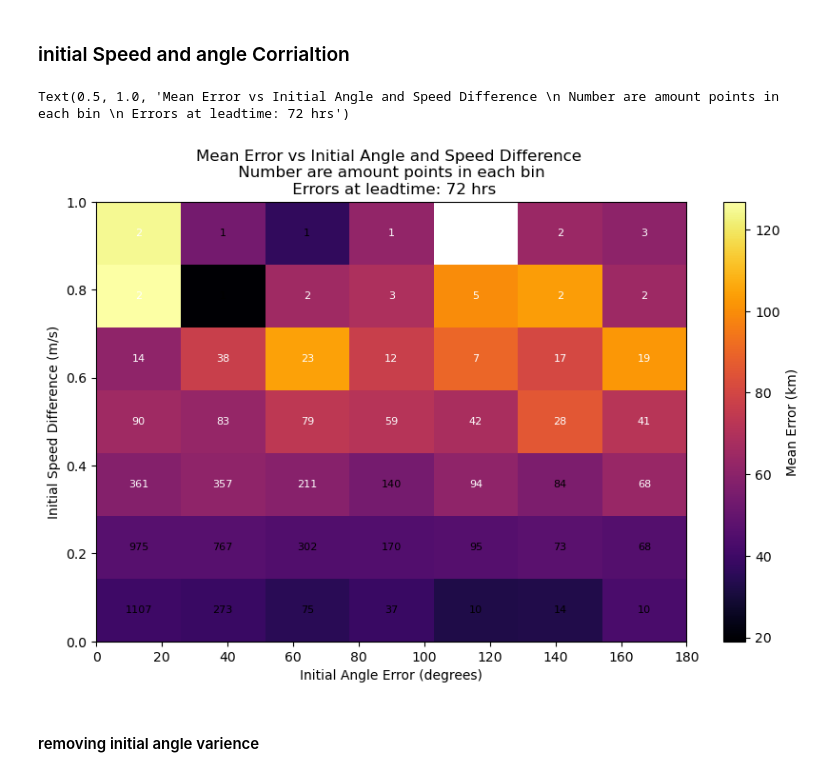
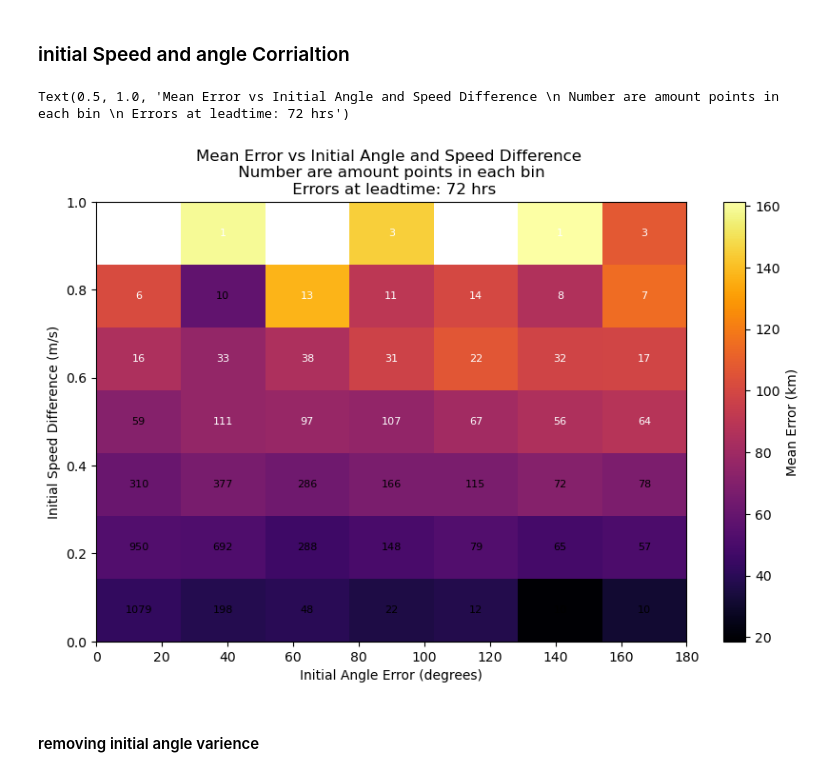
Before and after one commit to Colin-zerfass/fate-core, a Jupyter notebook: Code/forecast_errors_inital_mapping.ipynb, the cells around one changed output. Saved outputs shown, nothing was run; the diff lists cells and outputs as text; code cells hidden in the pictures.

Commit message:
week 4: Forecast errors based on initial condition, what is going on with 2023

```diff
--- a/Code/forecast_errors_inital_mapping.ipynb
+++ b/Code/forecast_errors_inital_mapping.ipynb
@@ -14,13 +14,16 @@ reload(funcs)
 import matplotlib.pyplot as plt
 # %%
 ds = gpd.read_parquet(r"Data\MappedOSCAR_SAT_MI_Cleanedspeeds.parquet")
-ds = funcs.querry_date_range(ds, pd.Timestamp("2024-1-1"), pd.Timestamp("2025-1-1"))
+#ds = funcs.querry_date_range(ds, pd.Timestamp("2024-1-1"), pd.Timestamp("2025-1-1"))
 ds = ds.reset_index(drop = True)
-fc = pd.read_csv("Parcels/saved_output/combined_cmems2024.csv")
-fc1 = pd.read_csv("Parcels/saved_output/OSCAR_2024v2.csv")
+fc = pd.read_csv("Parcels/saved_output/cmems_static2024.csv")
+fc1 = pd.read_csv("Parcels/saved_output/OSCAR_2024.csv")
 
 fc2 = pd.read_csv("Parcels/saved_output/optimal_cmems_OSCAR_2024.csv")
 fc3 = pd.read_csv("Parcels/saved_output/No_forecast.csv")
+fc4 = pd.read_csv("Parcels/saved_output/cmems_static2023.csv")
+fc5 = pd.read_csv("Parcels/saved_output/No_forecast2023.csv")
+fc6 = pd.read_csv("Parcels/saved_output/cmems_static2022.csv")
 fc["Time"] = pd.to_datetime(fc["Time"])
 fc['error_km'] = funcs.haversine_df(fc, "lat_true", "lon_true", "lat_forcast", "lon_forcast")
 fc1["Time"] = pd.to_datetime(fc1["Time"])
@@ -29,6 +32,13 @@ fc2["Time"] = pd.to_datetime(fc2["Time"])
 fc2["error_km"] = funcs.haversine_df(fc2, "lat_true", "lon_true", "lat_forcast", "lon_forcast")
 fc3["Time"] = pd.to_datetime(fc3["Time"])
 fc3["error_km"] = funcs.haversine_df(fc3, "lat_true", "lon_true", "lat_forcast", "lon_forcast")
+fc4["Time"] = pd.to_datetime(fc4["Time"])
+fc4["error_km"] = funcs.haversine_df(fc4, "lat_true", "lon_true", "lat_forcast", "lon_forcast")
+fc5["Time"] = pd.to_datetime(fc5["Time"])
+fc5["error_km"] = funcs.haversine_df(fc5, "lat_true", "lon_true", "lat_forcast", "lon_forcast")
+fc6["Time"] = pd.to_datetime(fc6["Time"])
+fc6["error_km"] = funcs.haversine_df(fc6, "lat_true", "lon_true", "lat_forcast", "lon_forcast")
+
 ds.columns
 # %% [output]
 Index(['index', 'BuoyName', 'MinOfDate', 'MaxOfDate', 'TimeStamp', 'geometry',
@@ -63,9 +73,9 @@ longlist["v_mapped_OSCAR"], longlist["BuoyID"]  =funcs.Column_to_List(ds, "mappe
 longlist["u_mapped"] = funcs.Column_to_List(ds, "mapped_u", idlist = False)
 longlist["u_mapped_OSCAR"] = funcs.Column_to_List(ds, "mapped_u_oscar", idlist = False)
 longlist.Time = pd.to_datetime(longlist.Time)
-mask = (longlist.Time > pd.Timestamp('2023-12-31'))
-longlist = longlist[mask].reset_index(drop = True)
-longlist = longlist[longlist.Time < pd.Timestamp('2025-1-1')].reset_index(drop = True)
+# mask = (longlist.Time > pd.Timestamp('2023-12-31'))
+# longlist = longlist[mask].reset_index(drop = True)
+# longlist = longlist[longlist.Time < pd.Timestamp('2025-1-1')].reset_index(drop = True)
 # %%
 ## maps the True dFAD dFADs speeds onto
 def merge_forecast_true(fc, longlist):
@@ -217,7 +227,7 @@ def calc_intial_speed_dif(merged, sufix= None):
     merged[initial_speed_dif_mag] = merged.groupby(["BuoyID", "starttime"])[speed_dif_mag].transform("first")
     return merged
 
-merged = merge_forecast_true(fc1, longlist)
+merged = merge_forecast_true(fc, longlist)
 merged = add_starttime(merged)
 merged = calc_projection_initial_angle(merged)
 merged = calc_projection_initial_angle(merged, sufix = "_OSCAR")
@@ -241,7 +251,7 @@ fig, ax = plt.subplots()
 cmap = plt.cm.inferno
 ofset = 12 ## ofsets in 4 hour incruments
 timerange = 12
-variable = "initial_speed_dif_mag_OSCAR"
+variable = "initial_speed_dif_mag"
 for i in range(timerange):
     speedbins, binned_errors = Projection_binning(merged,variable, i+ofset)
     ax.scatter(speedbins[binned_errors.index.codes], binned_errors, label=f"leadtime {(i+ofset)*4}-{(i+ofset+1)*4}hrs", color=cmap(i/timerange))
@@ -274,8 +284,8 @@ fig.tight_layout()
 # need to calculate speed error
 # merged.initial_speed is the speed of dFAD at time zero.
 
-angle_var = "initial_angle_OSCAR"
-speed_var = "initial_speed_dif_mag_OSCAR"
+angle_var = "initial_angle"
+speed_var = "initial_speed_dif_mag"
 
 merged = merged.sort_values(by = "leadtime")
 target_leadtime = 24*3-2
@@ -302,34 +312,34 @@ angle_mesh, speed_mesh = np.meshgrid(angle_bins, speed_bins)
 # Convert binned_pivot to 2D array for pcolormesh
 error_values = binned_pivot.values
 
 fig, ax = plt.subplots(figsize=(10, 6))
 pcm = ax.pcolormesh(angle_mesh, speed_mesh, error_values, cmap="inferno", shading="auto")
 cbar = fig.colorbar(pcm, ax=ax, label="Mean Error (km)")
 #pcm.set_clim(10,120)
 
 counts = merged_start.groupby(["angle_bin", "speed_bin"]).size().reset_index(name="count")
 counts_pivot = counts.pivot(index="speed_bin", columns="angle_bin", values="count")
 count_values = counts_pivot.values
 angle_centers = (angle_bins[:-1] + angle_bins[1:]) / 2
 speed_centers = (speed_bins[:-1] + speed_bins[1:]) / 2
 angle_cent_mesh, speed_cent_mesh = np.meshgrid(angle_centers, speed_centers)
 for (i, j), val in np.ndenumerate(count_values):
     cnt = count_values[i, j]
     if np.isnan(cnt):
         continue
     x = angle_cent_mesh[i, j]
     y = speed_cent_mesh[i, j]
     err = error_values[i, j] if not np.isnan(error_values[i, j]) else 0
     text_color = "white" if err > (pcm.get_clim()[1] * 0.45) else "black"
     ax.text(x, y, int(cnt), ha="center", va="center", color=text_color, fontsize=8)
 # <-- END INSERTION
 
 ax.set_xlabel("Initial Angle Error (degrees)")
 ax.set_ylabel("Initial Speed Difference (m/s)")
 ax.set_title(f"Mean Error vs Initial Angle and Speed Difference \n Number are amount points in each bin \n Errors at leadtime: {target_leadtime +2} hrs")
 # %% [output]
 Text(0.5, 1.0, 'Mean Error vs Initial Angle and Speed Difference \n Number are amount points in each bin \n Errors at leadtime: 72 hrs')
-[figure, old version]
+[figure, new version]
 # %% [markdown]
 #### removing initial angle varience
 # %%
```
Also changed, not shown: parts of 45 cells of this notebook, 1 other file.
